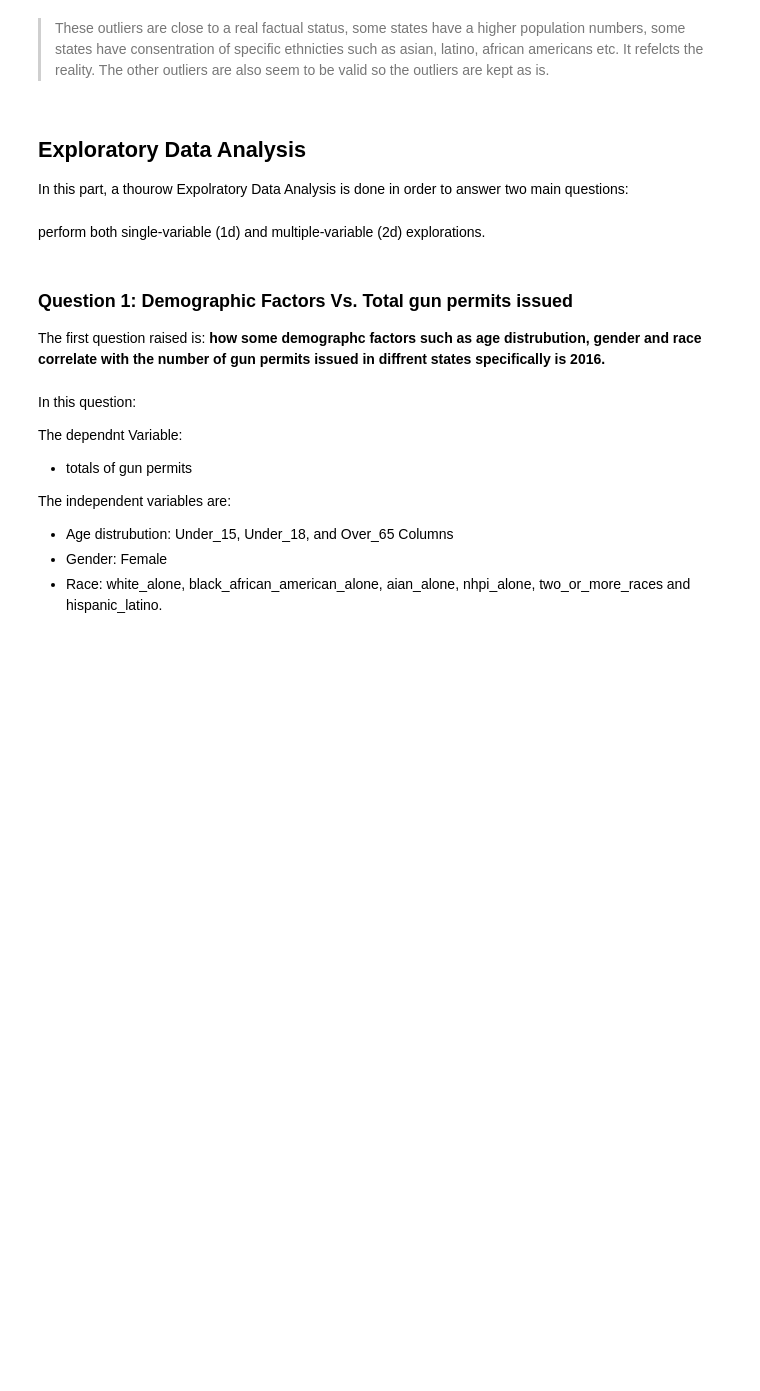
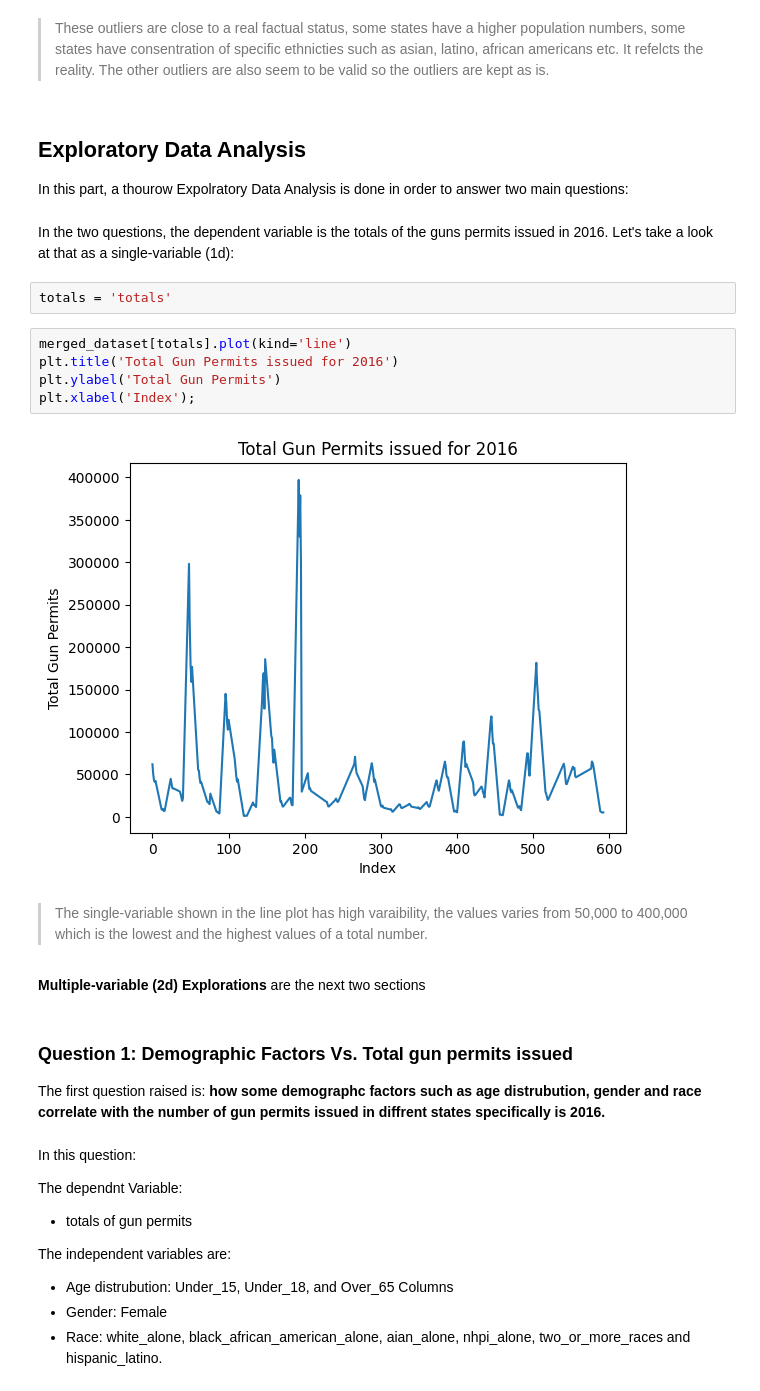
Before and after one commit to sondosaabed/NICS-firearm-background-checks-investigation, a Jupyter notebook: Investigatimg_Ncis_and_Census_data.ipynb, the cells around one changed output. Cells and saved outputs as stored; diff of their text form; blank space fills up the shorter version.

```diff
--- a/Investigatimg_Ncis_and_Census_data.ipynb
+++ b/Investigatimg_Ncis_and_Census_data.ipynb
@@ -1045,8 +1045,21 @@ visualize_outliers(merged_dataset)
 ## Exploratory Data Analysis
 
 In this part, a thourow Expolratory Data Analysis is done in order to answer two main questions:
-# %% [markdown]
- perform both single-variable (1d) and multiple-variable (2d) explorations.
+# %% [markdown]
+In the two questions, the dependent variable is the totals of the guns permits issued in 2016. Let's take a look at that as a single-variable (1d):
+# %%
+totals = 'totals'
+# %%
+merged_dataset[totals].plot(kind='line')
+plt.title('Total Gun Permits issued for 2016')
+plt.ylabel('Total Gun Permits')
+plt.xlabel('Index');
+# %% [output]
+[figure, added]
+# %% [markdown]
+> The single-variable shown in the line plot has high varaibility, the values varies from 50,000 to 400,000 which is the lowest and the highest values of a total number.
+# %% [markdown]
+**Multiple-variable (2d) Explorations** are the next two sections
 # %% [markdown]
 ### **Question 1:** Demographic Factors Vs. Total gun permits issued
 The first question raised is: **how some demographc factors such as age distrubution, gender and race correlate with the number of gun permits issued in diffrent states specifically is 2016.**
```
Also changed, not shown: parts of 23 cells of this notebook.
